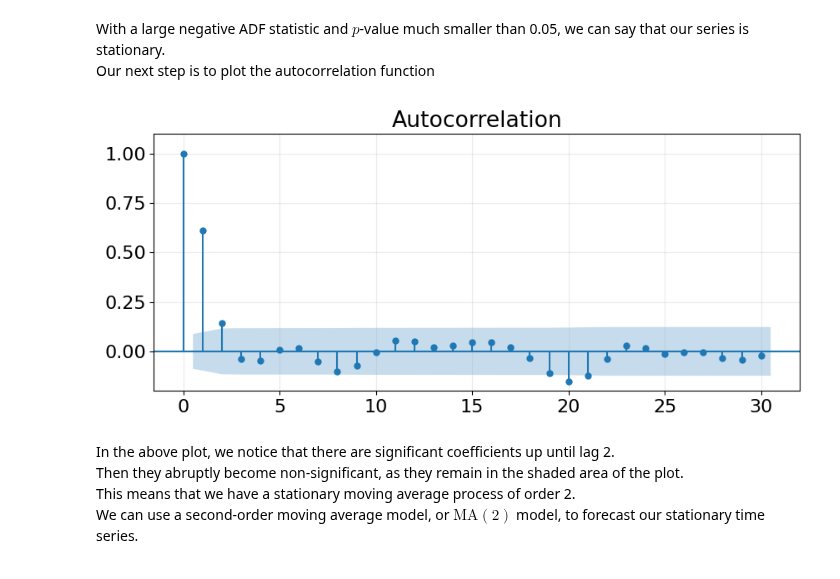
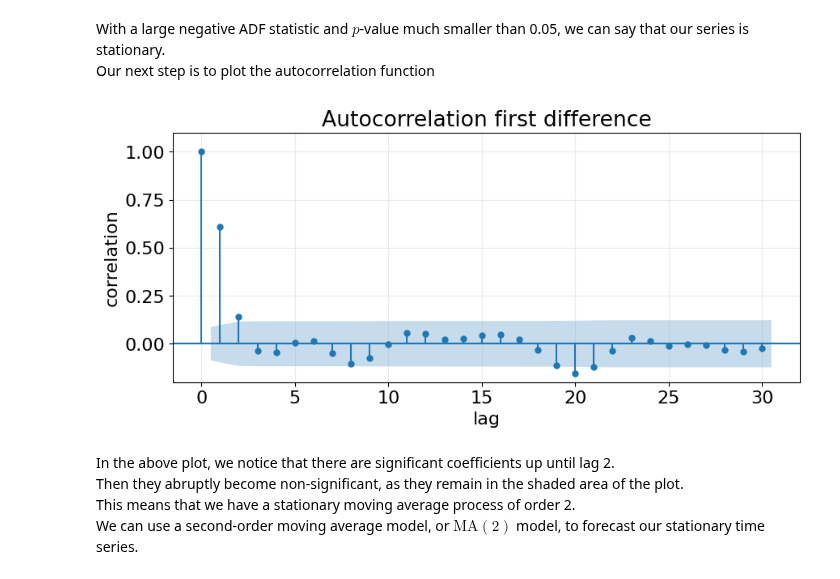
Before and after one commit to LugoBlogger/SI-201-542-forecasting-technique, a Jupyter notebook: week-04.ipynb, the cells around one changed output. Cells and saved outputs as stored; diff of their text form; code cells hidden in the pictures.

Commit message:
first assignment

```diff
--- a/week-04.ipynb
+++ b/week-04.ipynb
@@ -132,14 +133,17 @@ Our next step is to plot the autocorrelation function
 # %%
 fig, ax = plt.subplots(figsize=(10, 4))
 
 fig = plot_acf(widget_sales_diff, lags=30, ax=ax)
 
 ax.set_ylim([-.2, 1.1])
+ax.set_ylabel("correlation")
+ax.set_xlabel("lag")
+ax.set_title("Autocorrelation first difference")
 ax.grid("on")
 
 plt.show(fig)
 # %% [output]
-[figure, old version]
+[figure, new version]
 # %% [markdown]
 In the above plot, we notice that there are significant coefficients up until lag 2.
 Then they abruptly become non-significant, as they remain in the shaded area of the plot.
```
Also changed, not shown: parts of 5 cells of this notebook, 6 other files.
